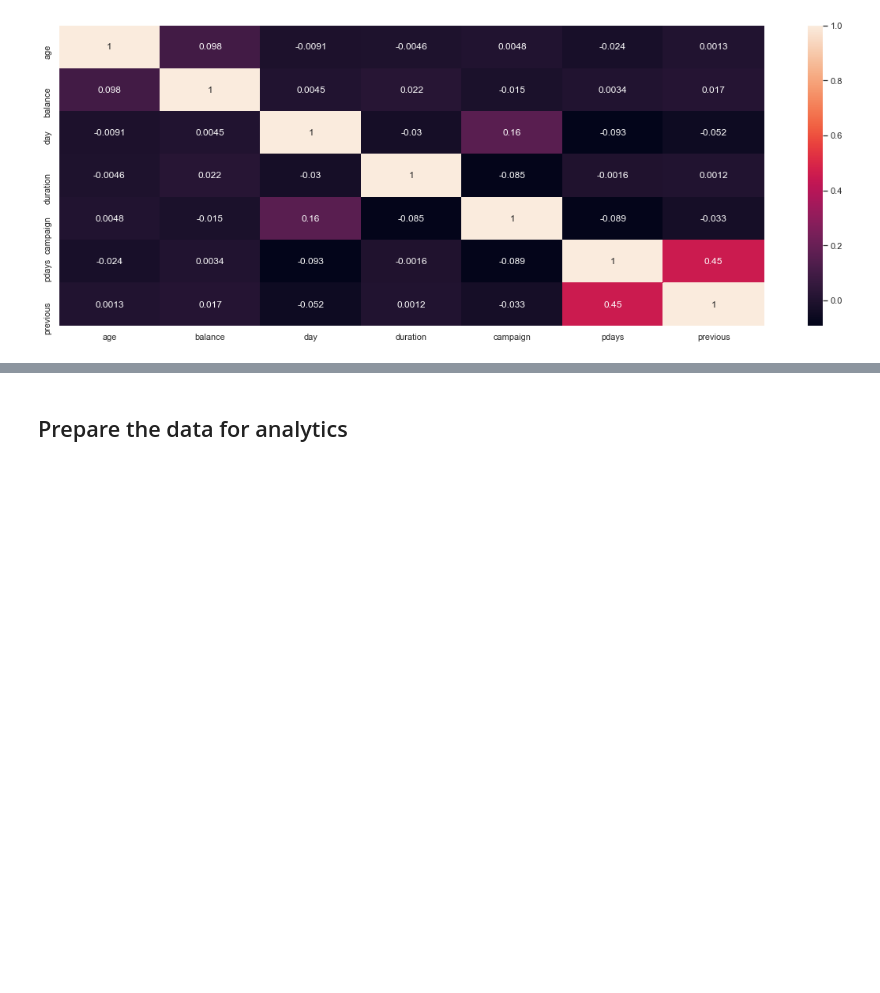
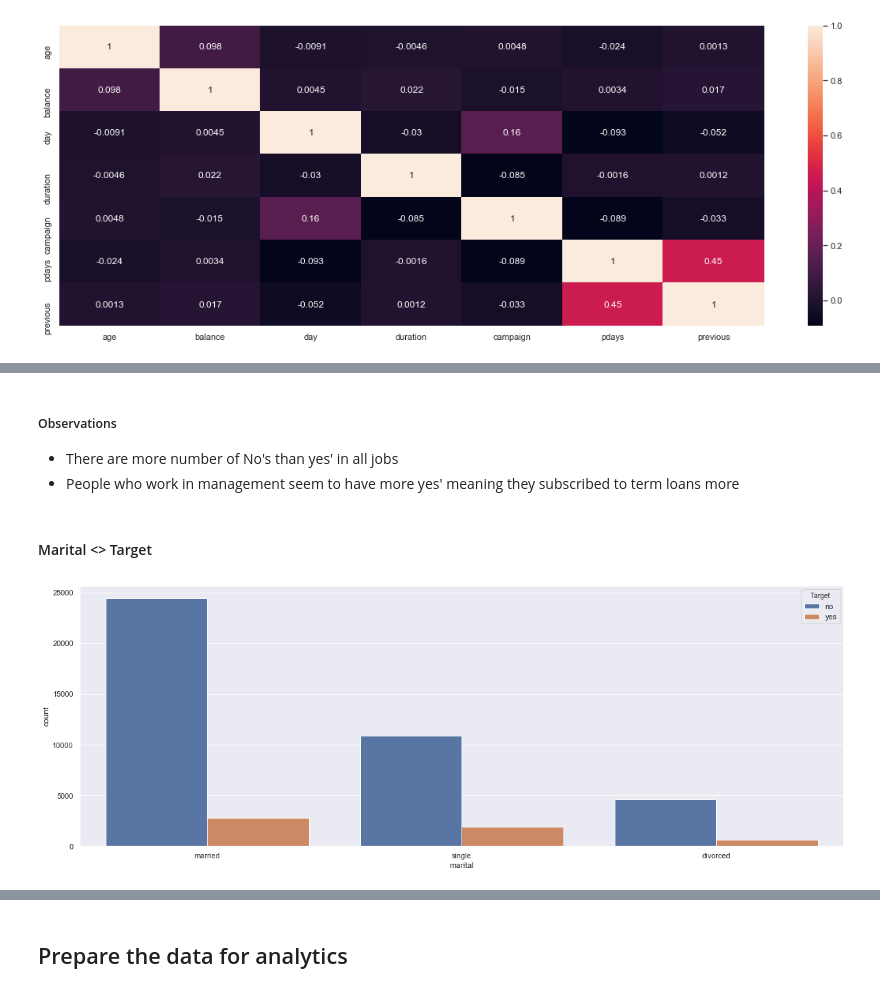
Before and after one commit to GreatLearningAIML1/gl-pgp-aiml-uta-intl-may20-otseobande, a Jupyter notebook: term-deposit-subscription-prediction/term-deposit-subscription-prediction.ipynb, the cells around one changed output, grey strips where cells are left out. Saved outputs shown, nothing was run; the diff lists cells and outputs as text; code cells hidden in the pictures; blank space fills up the shorter version.

Commit message:
implement term deposit analysis

```diff
--- a/term-deposit-subscription-prediction/term-deposit-subscription-prediction.ipynb
+++ b/term-deposit-subscription-prediction/term-deposit-subscription-prediction.ipynb
@@ -362,0 +372,12 @@ sns.heatmap(df.corr(), annot = True);
+# %% [markdown]
+##### Observations
+
+- There are more number of No's than yes' in all jobs
+- People who work in management seem to have more yes' meaning they subscribed to term loans more
+# %% [markdown]
+#### Marital <> Target
+# %%
+plt.figure(figsize=(20,7))
+job_plot = sns.countplot(df['marital'], hue=df['Target']);
+# %% [output]
+[figure, added]
```
Also changed, not shown: parts of 28 cells of this notebook.
